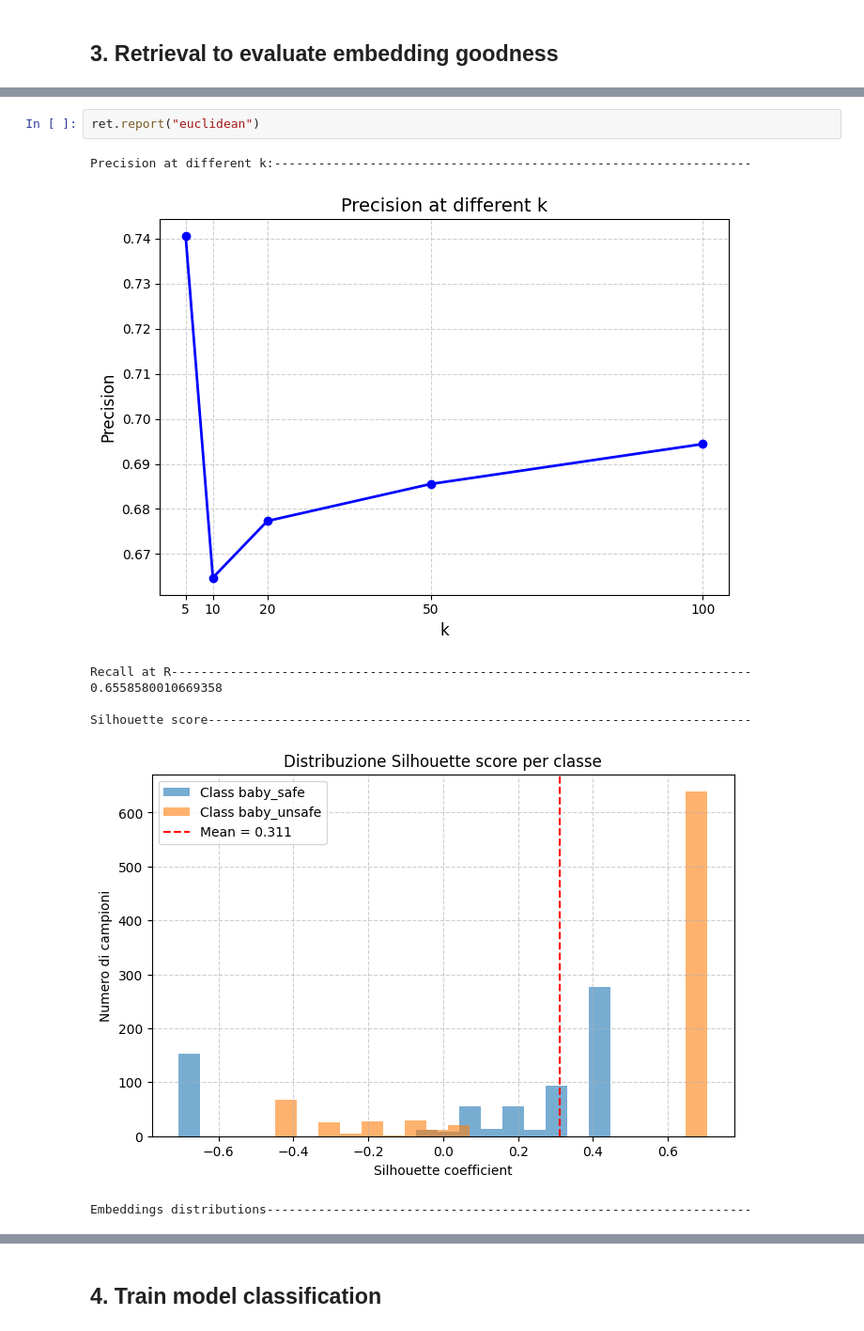
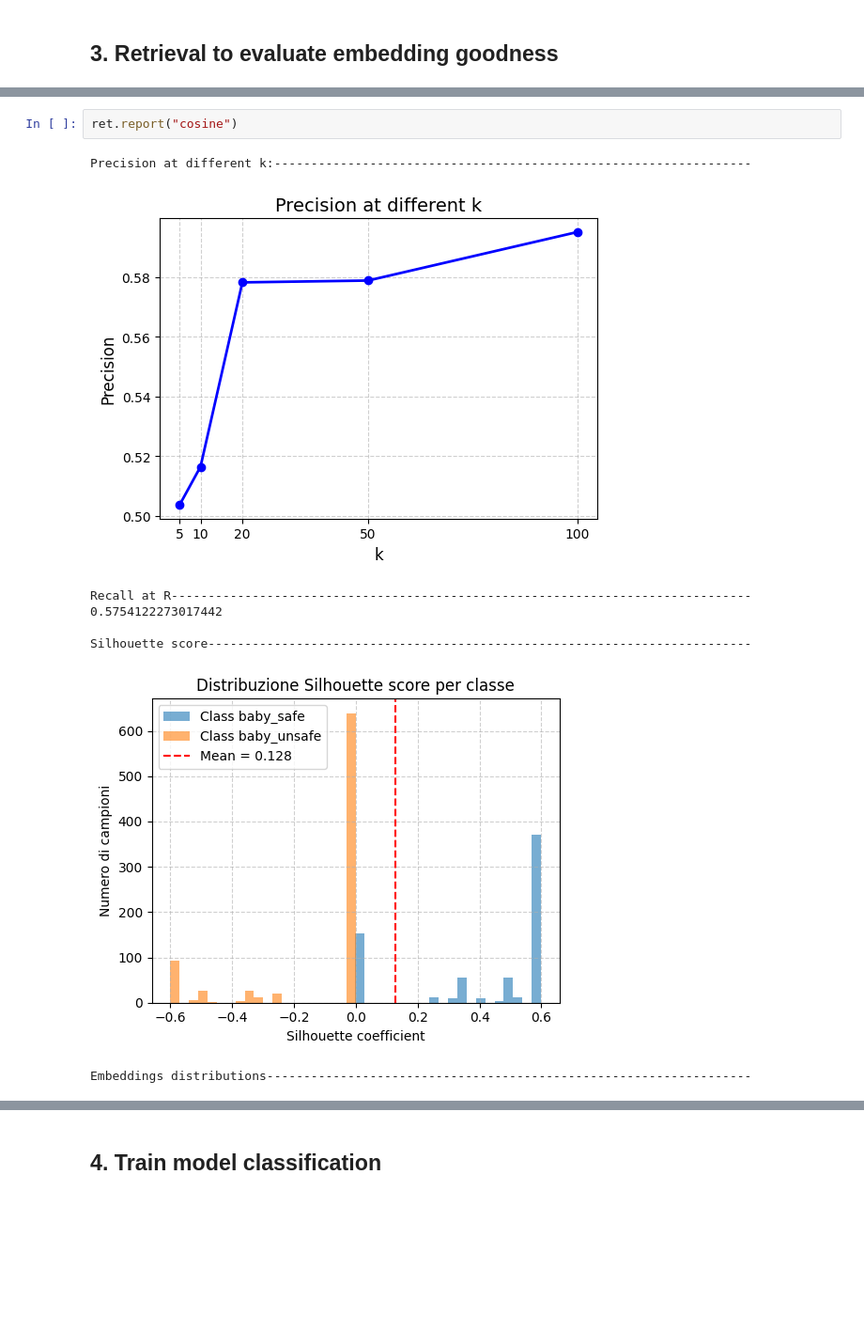
Before and after one commit to Lori-in-the-clouds/SIDS_revelation_project, a Jupyter notebook: pipeline_terry/pipeline_dataset_v2.ipynb, the cells around one changed output, grey strips where cells are left out. Shown at 94% size. Drawn from its saved outputs; the diff is of its cells as text; blank space fills up the shorter version.

```diff
--- a/pipeline_terry/pipeline_dataset_v2.ipynb
+++ b/pipeline_terry/pipeline_dataset_v2.ipynb
@@ -104,11 +93,11 @@ ret = ImageRetrieval(embeddings, emb_builder.y, emb_builder.image_paths, image_d
 # %%
-ret.report("euclidean")
+ret.report("cosine")
 # %% [output]
 Precision at different k:-----------------------------------------------------------------
-[figure, old version]
+[figure, new version]
 Recall at R-------------------------------------------------------------------------------
-0.6558580010669358
+0.5754122273017442
 
 Silhouette score--------------------------------------------------------------------------
-[figure, old version]
+[figure, new version]
 Embeddings distributions------------------------------------------------------------------
```
Also changed, not shown: parts of 23 cells of this notebook, 7 other files.
